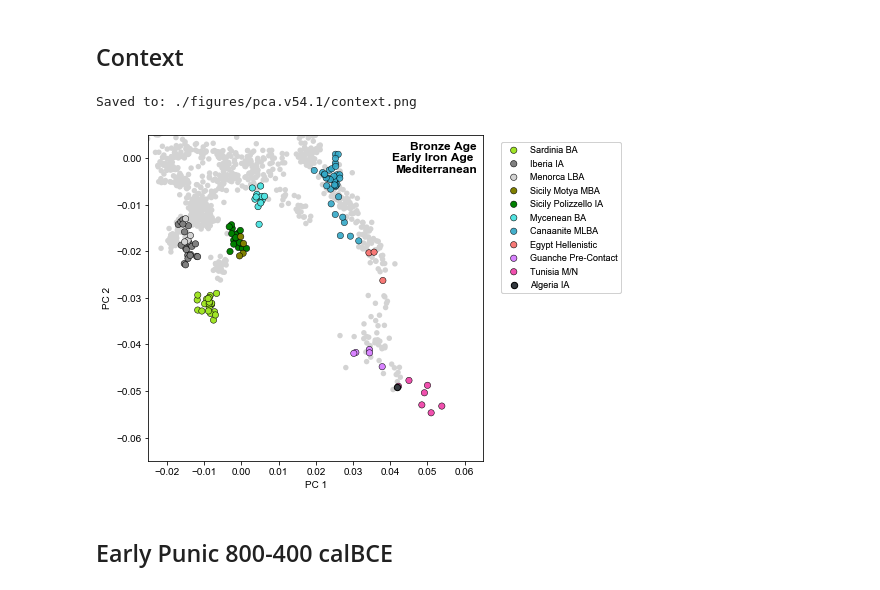
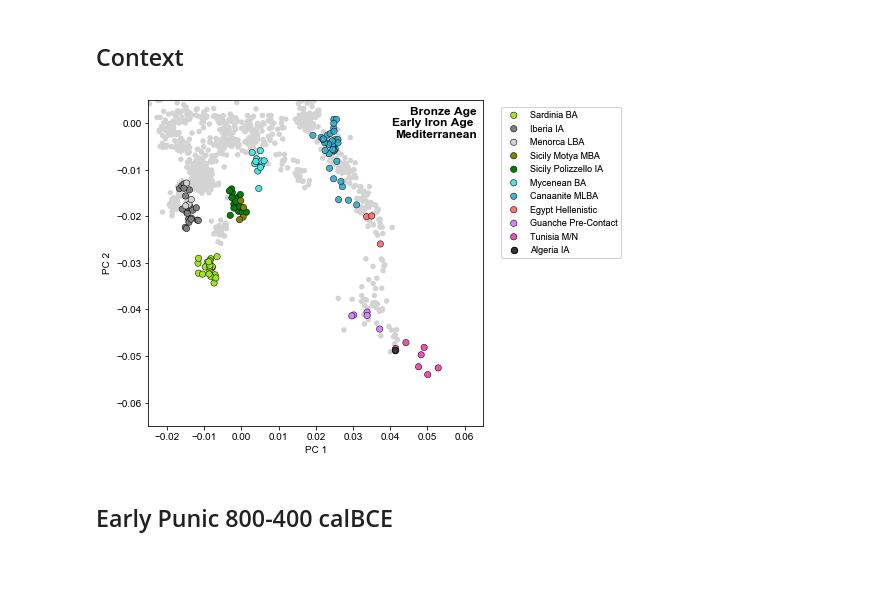
Before and after one commit to hringbauer/punic_aDNA, a Jupyter notebook: notebooks/figs/plot_pca_paper.v54.1.ipynb, the cells around one changed output. Cells and saved outputs as stored; diff of their text form; code cells hidden in the pictures.

```diff
--- a/notebooks/figs/plot_pca_paper.v54.1.ipynb
+++ b/notebooks/figs/plot_pca_paper.v54.1.ipynb
@@ -121,7 +121,8 @@ def return_pca_matches(df, iid="I22119",
 min_snp = 20000
 #path_pca = "./output/pca/v49.2/20210809.punic.v49.2_HO.construct_WE_NA_PCA.smYES.outitY.evec.txt"
 #path_pca = "./output/pca/v51.1/20220317.punic.v51.1_HO.construct_WE_NA_PCA.smYES.outitY.evec.txt"
-path_pca = "./output/pca/v54.1/20221108.punic.v54.1_HO.construct_WE_NA_PCA.smYES.outitY.evec.txt"
+#path_pca = "./output/pca/v54.1/20221108.punic.v54.1_HO.construct_WE_NA_PCA.smYES.outitY.evec.txt"
+path_pca = "./output/pca/v54.1/20230602.punic.v54.1_HO2.construct_WE_NA_PCA.smYES.outitY.evec.txt"
 #path_meta = "/n/groups/reich/hringbauer/Data/v49.2.anno.csv"
 path_meta = "/n/groups/reich/hringbauer/Data/v54.1.anno.csv"  # Annotated File
 savepath = "./output/tables/reference_samples_plot.v54.1.tsv"
@@ -273,6 +274,7 @@ df[df["iid"].str.contains("I20824")]
 # %%
 #savepath="./figures/pca.49.2b/context.pdf"
 savepath="./figures/pca.v54.1/context.png"
+savepath=""
 
 plt.figure(figsize=(6,6))
 ax = plt.gca()
@@ -300,35 +302,34 @@ l10 = plot_pca(ax, df_eg_hell, legend="", s=s, ec=ec, lw=lw)
 df_iid = get_sub_iid(df, ["I12433"], output=False)
 a9 = plot_pca(ax, df_iid, c="#343a40",
          legend="", ec="k", s=s, marker="o")
 
 labels = ["Sardinia BA", "Iberia IA", "Menorca LBA", "Sicily Motya MBA", "Sicily Polizzello IA",
           "Mycenean BA", "Canaanite MLBA", "Egypt Hellenistic", "Guanche Pre-Contact",
           "Tunisia M/N", "Algeria IA"]
 
 plots = [l4, l3, l9, l6, l5, l2, l1, l10, l8, l7, a9]
 leg1 = ax.legend(plots, labels, fontsize=9, bbox_to_anchor=(1.04, 0.5),
            loc="lower left")  # If within the plot. bbox_to_anchor=(0.21, 0.01),
 
 ax.add_artist(leg1)
 
 ax.set_xlabel("PC 1")
 ax.set_ylabel("PC 2")
 ax.set_xlim([-0.025,0.065])
 ax.set_ylim([-0.065,0.005])
 
 ### Title left top:
 ax.text(0.98, 0.98, "Bronze Age\nEarly Iron Age \nMediterranean", weight='bold',
         ha="right", va="top", fontsize=12, transform = ax.transAxes, zorder=20)
 
 if len(savepath) > 0:
     plt.savefig(savepath, bbox_inches = 'tight',
                 pad_inches = 0, dpi=600)
     print(f"Saved to: {savepath}")
 
 plt.show()
 # %% [output]
-Saved to: ./figures/pca.v54.1/context.png
-[figure, old version]
+[figure, new version]
 # %% [markdown]
 ## Early Punic 800-400 calBCE
 # %%
```
Also changed, not shown: parts of 3 cells of this notebook, 1 other file.
